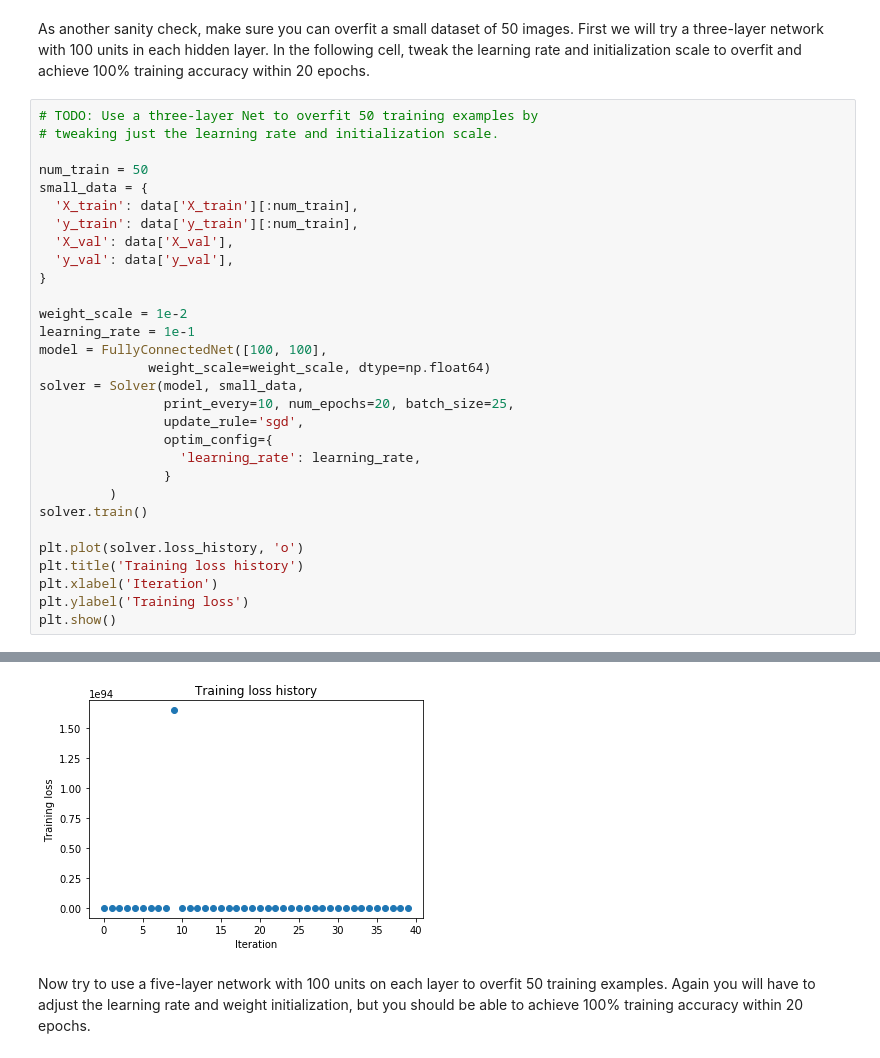
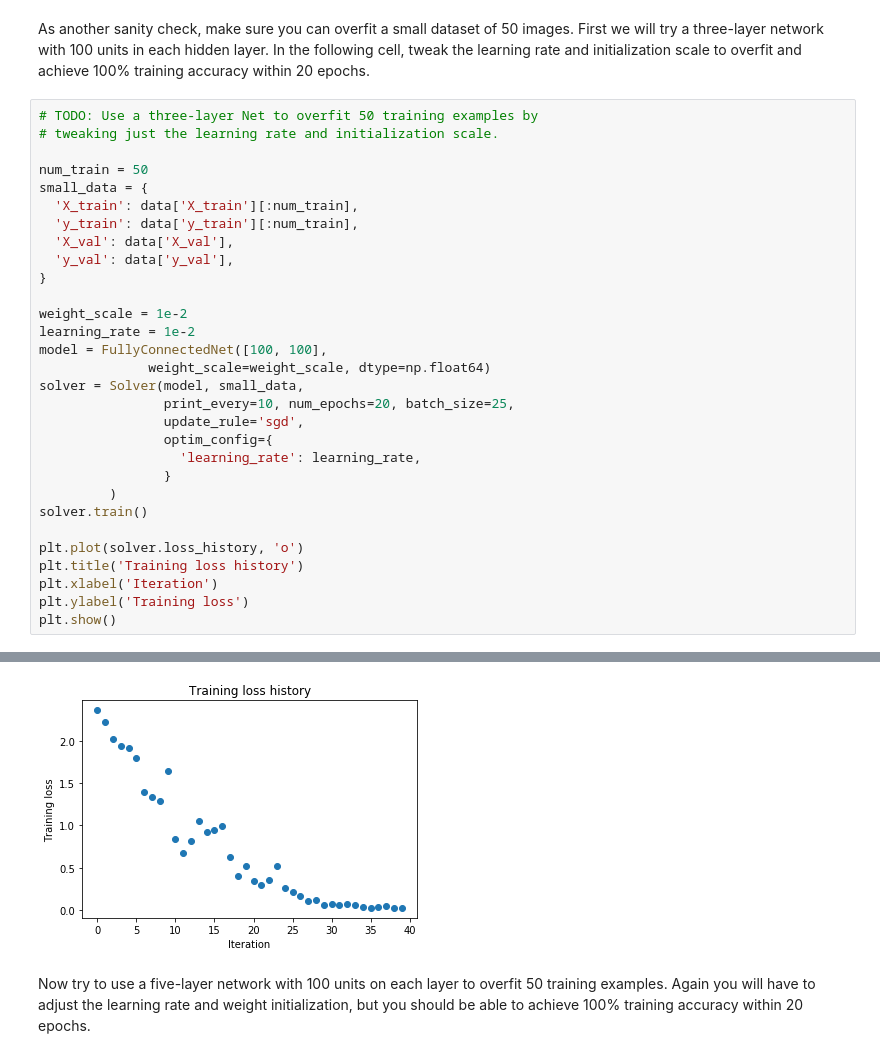
Before and after one commit to anassBelcaid/CS231ConvolutionNeuralNetworks, a Jupyter notebook: assignments/assignment2/FullyConnectedNets.ipynb, the cells around one changed output, grey strips where cells are left out. Saved outputs shown, nothing was run; the diff lists cells and outputs as text.

```diff
--- a/assignments/assignment2/FullyConnectedNets.ipynb
+++ b/assignments/assignment2/FullyConnectedNets.ipynb
@@ -440,7 +440,7 @@ small_data = {
 }
 
 weight_scale = 1e-2
-learning_rate = 1e-1
+learning_rate = 1e-2
 model = FullyConnectedNet([100, 100],
               weight_scale=weight_scale, dtype=np.float64)
 solver = Solver(model, small_data,
@@ -478,4 +478,4 @@ plt.show()
-[figure, old version]
+[figure, new version]
 # %% [markdown]
 Now try to use a five-layer network with 100 units on each layer to overfit 50 training examples. Again you will have to adjust the learning rate and weight initialization, but you should be able to achieve 100% training accuracy within 20 epochs.
 # %%
```
Also changed, not shown: parts of 13 cells of this notebook, 1 other file.
